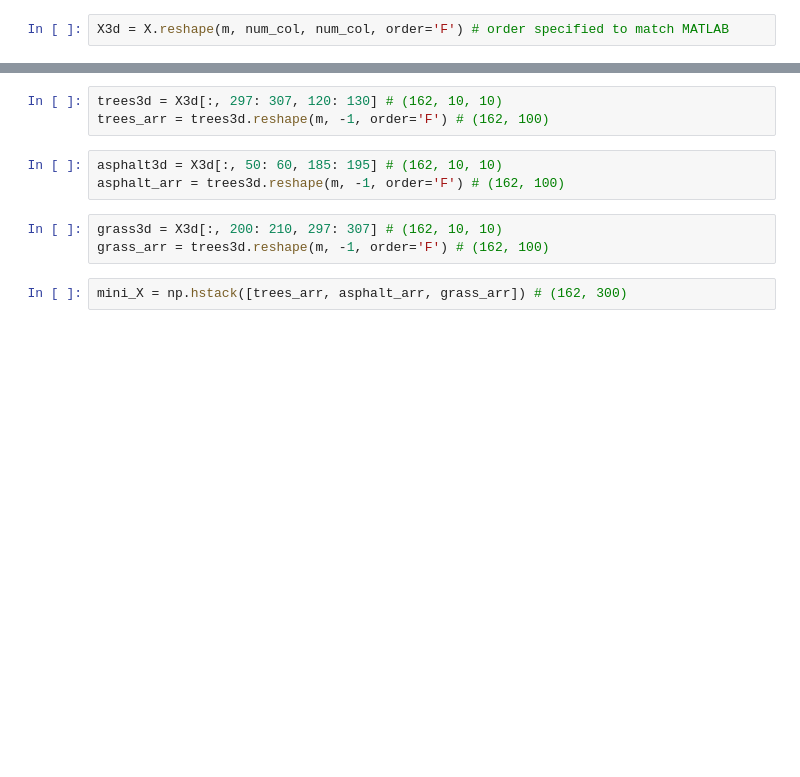
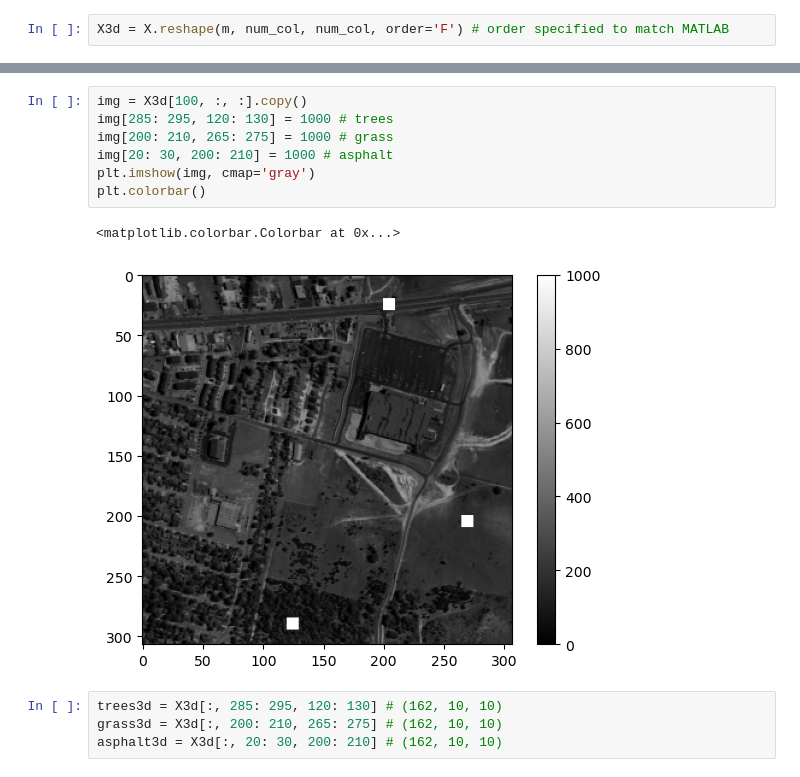
Before and after one commit to waqasbinhamed/seminmf, a Jupyter notebook: real.ipynb, the cells around one changed output, grey strips where cells are left out. Saved outputs shown, nothing was run; the diff lists cells and outputs as text; blank space fills up the shorter version.

```diff
--- a/real.ipynb
+++ b/real.ipynb
@@ -35,11 +30,14 @@ False
-# %%
-trees3d = X3d[:, 297: 307, 120: 130] # (162, 10, 10)
-trees_arr = trees3d.reshape(m, -1, order='F') # (162, 100)
-# %%
-asphalt3d = X3d[:, 50: 60, 185: 195] # (162, 10, 10)
-asphalt_arr = trees3d.reshape(m, -1, order='F') # (162, 100)
-# %%
-grass3d = X3d[:, 200: 210, 297: 307] # (162, 10, 10)
-grass_arr = trees3d.reshape(m, -1, order='F') # (162, 100)
-# %%
-mini_X = np.hstack([trees_arr, asphalt_arr, grass_arr]) # (162, 300)
+# %%
+img = X3d[100, :, :].copy()
+img[285: 295, 120: 130] = 1000 # trees
+img[200: 210, 265: 275] = 1000 # grass
+img[20: 30, 200: 210] = 1000 # asphalt
+plt.imshow(img, cmap='gray')
+plt.colorbar()
+# %% [output]
+<matplotlib.colorbar.Colorbar at 0x...>
+[figure, added]
+# %%
+trees3d = X3d[:, 285: 295, 120: 130] # (162, 10, 10)
+grass3d = X3d[:, 200: 210, 265: 275] # (162, 10, 10)
+asphalt3d = X3d[:, 20: 30, 200: 210] # (162, 10, 10)
```
Also changed, not shown: parts of 13 cells of this notebook, 1 other file.
